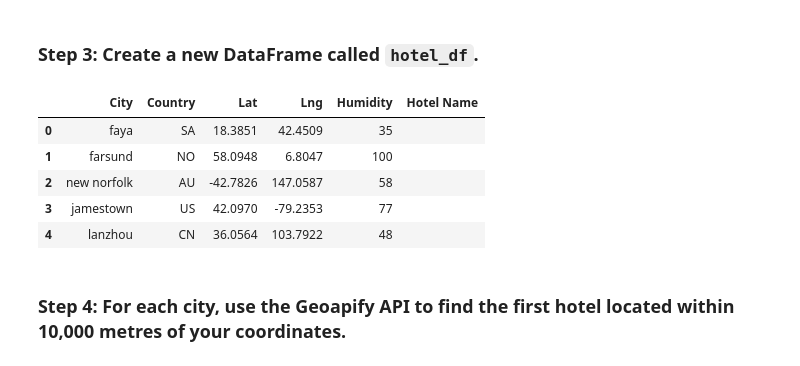
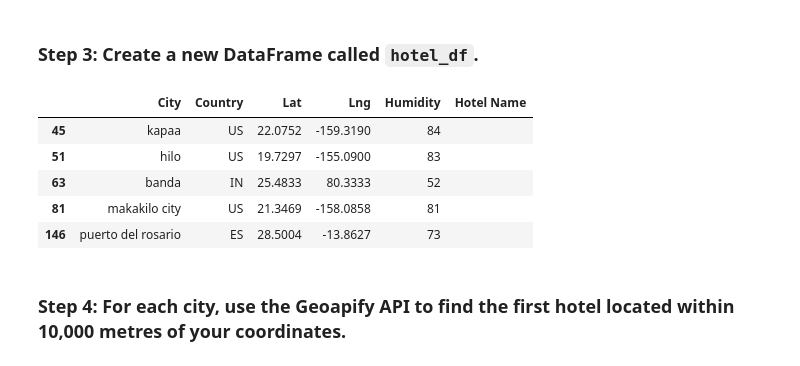
Before and after one commit to mattf4171/python-api-challenge, a Jupyter notebook: VacationPy.ipynb, the cells around one changed output. Saved outputs shown, nothing was run; the diff lists cells and outputs as text; code cells hidden in the pictures.

```diff
--- a/VacationPy.ipynb
+++ b/VacationPy.ipynb
@@ -53,9 +53,10 @@ map_plot
 ### Step 2: Narrow down the `city_data_df` DataFrame to find your ideal weather condition
 # %%
 # Narrow down cities that fit criteria and drop any results with null values
-# YOUR CODE HERE
-
+narrow_city_df = city_data_df[ (city_data_df['Max Temp'] >= 20) & (city_data_df['Max Temp'] <= 35) \
+                              & (city_data_df['Wind Speed'] < 5) \
+                              & (city_data_df['Cloudiness'] == 0) ].copy()
 # Drop any rows with null values
-city_data_df = city_data_df.dropna(inplace=True)
+narrow_city_df.dropna(axis=0, inplace=True)
 # Display sample data
-city_data_df.head()
+narrow_city_df
@@ -63,19 +82,19 @@ city_data_df.head()
 ### Step 3: Create a new DataFrame called `hotel_df`.
 # %%
 # Use the Pandas copy function to create DataFrame called hotel_df to store the city, country, coordinates, and humidity
-hotel_df = city_data_df[['City', 'Country', 'Lat', 'Lng', 'Humidity']].copy()
+hotel_df = narrow_city_df[['City', 'Country', 'Lat', 'Lng', 'Humidity']].copy()
 # Add an empty column, "Hotel Name," to the DataFrame so you can store the hotel found using the Geoapify API
 hotel_df['Hotel Name'] = ''
 
 # Display sample data
 hotel_df.head()
 # %% [output]
 |  | City | Country | Lat | Lng | Humidity | Hotel Name |
-| 0 | faya | SA | 18.3851 | 42.4509 | 35 |  |
-| 1 | farsund | NO | 58.0948 | 6.8047 | 100 |  |
-| 2 | new norfolk | AU | -42.7826 | 147.0587 | 58 |  |
-| 3 | jamestown | US | 42.0970 | -79.2353 | 77 |  |
-| 4 | lanzhou | CN | 36.0564 | 103.7922 | 48 |  |
+| 45 | kapaa | US | 22.0752 | -159.3190 | 84 |  |
+| 51 | hilo | US | 19.7297 | -155.0900 | 83 |  |
+| 63 | banda | IN | 25.4833 | 80.3333 | 52 |  |
+| 81 | makakilo city | US | 21.3469 | -158.0858 | 81 |  |
+| 146 | puerto del rosario | ES | 28.5004 | -13.8627 | 73 |  |
 # %% [markdown]
 ### Step 4: For each city, use the Geoapify API to find the first hotel located within 10,000 metres of your coordinates.
 # %%
```
Also changed, not shown: parts of 2 cells of this notebook.
